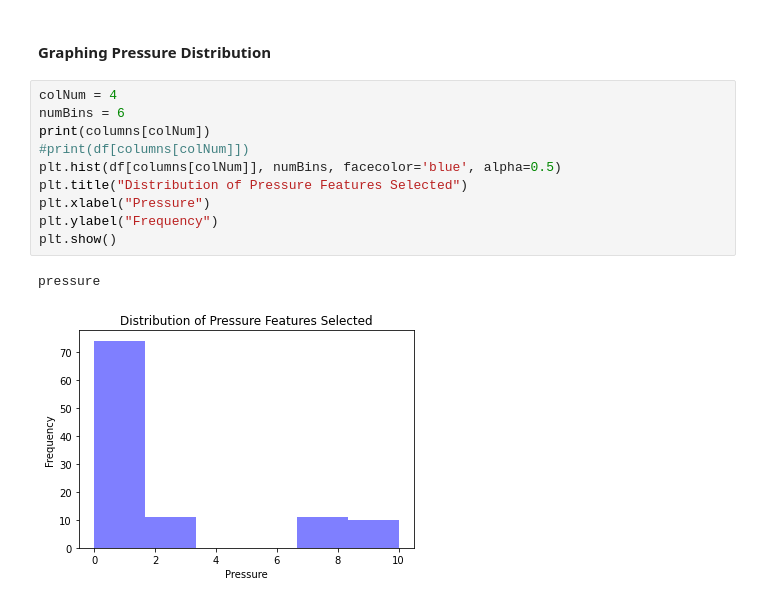
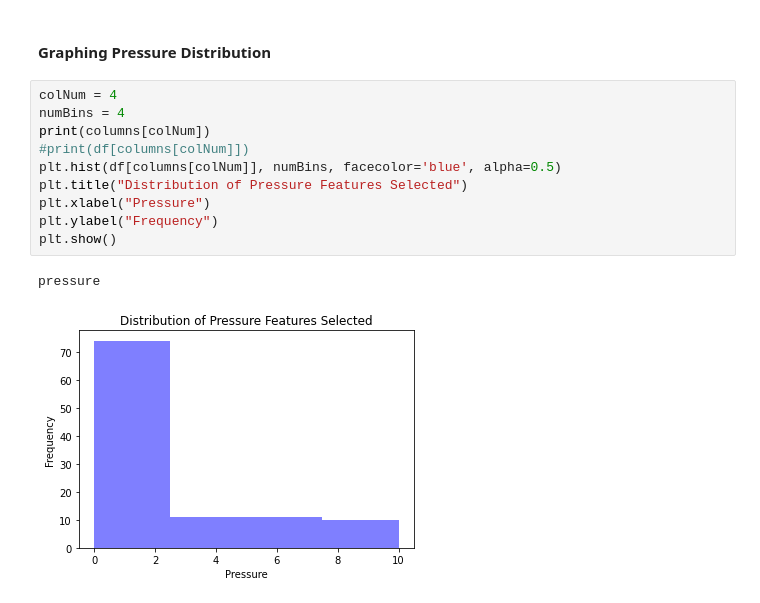
Before and after one commit to Data-Driven-Materials-Science/solarCells, a Jupyter notebook: solarCell-DataAnalysis.ipynb, the cells around one changed output. Cells and saved outputs as stored; diff of their text form.

```diff
--- a/solarCell-DataAnalysis.ipynb
+++ b/solarCell-DataAnalysis.ipynb
@@ -65,14 +66,14 @@ distance
 #### Graphing Pressure Distribution
 # %%
 colNum = 4
-numBins = 6
+numBins = 4
 print(columns[colNum])
 #print(df[columns[colNum]])
 plt.hist(df[columns[colNum]], numBins, facecolor='blue', alpha=0.5)
 plt.title("Distribution of Pressure Features Selected")
 plt.xlabel("Pressure")
 plt.ylabel("Frequency")
 plt.show()
 # %% [output]
 pressure
-[figure, old version]
+[figure, new version]
```
Also changed, not shown: parts of 4 cells of this notebook, 2 other files.
